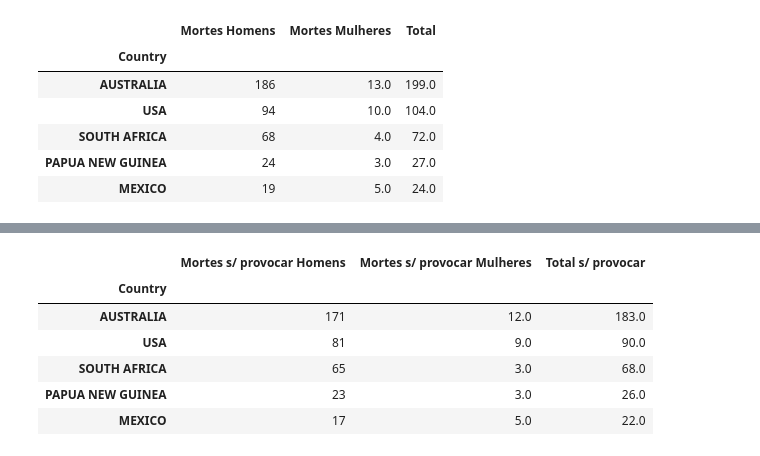
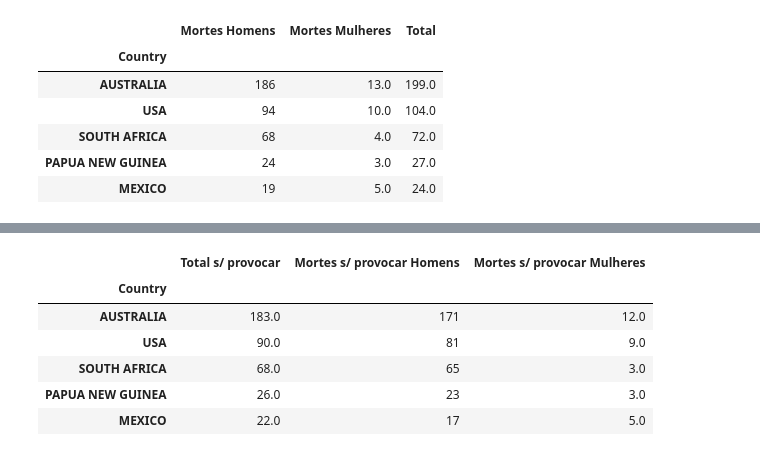
Before and after one commit to tomasgiannetti/Shark-Attack, a Jupyter notebook: Analysis.ipynb, the cells around one changed output, grey strips where cells are left out. Drawn from its saved outputs; the diff is of its cells as text; code cells hidden in the pictures.

```diff
--- a/Analysis.ipynb
+++ b/Analysis.ipynb
@@ -113,13 +91,15 @@ unpro_F.sort_values(by=('Mortes s/ provocar Mulheres'), ascending = False)[0:5]
 # %%
 comparar1 = unpro_M.join(unpro_F)
 comparar1['Total s/ provocar'] = comparar1.sum(axis=1)
 comparar1 = comparar1.sort_values(by=('Mortes s/ provocar Homens'), ascending = False)[0:5]
+nova_ordem = ['Total s/ provocar','Mortes s/ provocar Homens', 'Mortes s/ provocar Mulheres']
+comparar1 = comparar1[nova_ordem]
 comparar1
 # %% [output]
-|  | Mortes s/ provocar Homens | Mortes s/ provocar Mulheres | Total s/ provocar |
+|  | Total s/ provocar | Mortes s/ provocar Homens | Mortes s/ provocar Mulheres |
 | Country |  |  |  |
-| AUSTRALIA | 171 | 12.0 | 183.0 |
-| USA | 81 | 9.0 | 90.0 |
-| SOUTH AFRICA | 65 | 3.0 | 68.0 |
-| PAPUA NEW GUINEA | 23 | 3.0 | 26.0 |
-| MEXICO | 17 | 5.0 | 22.0 |
+| AUSTRALIA | 183.0 | 171 | 12.0 |
+| USA | 90.0 | 81 | 9.0 |
+| SOUTH AFRICA | 68.0 | 65 | 3.0 |
+| PAPUA NEW GUINEA | 26.0 | 23 | 3.0 |
+| MEXICO | 22.0 | 17 | 5.0 |
```
Also changed, not shown: parts of 6 cells of this notebook.
